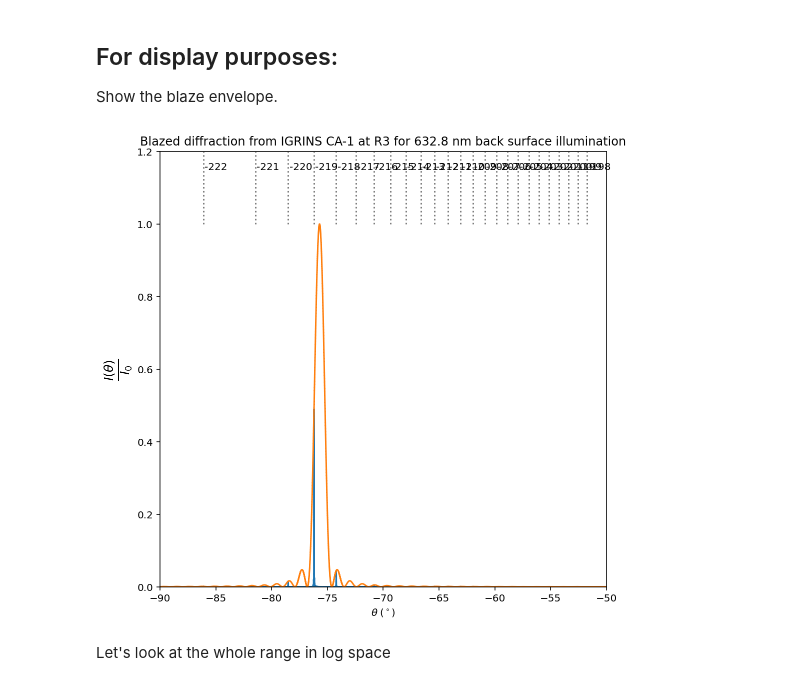
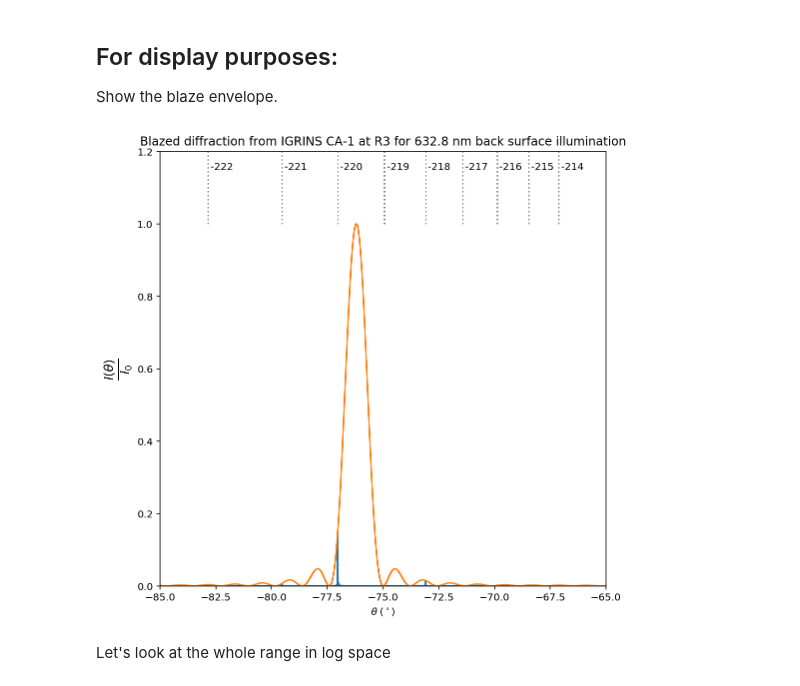
Before and after one commit to Echelle/postale, a Jupyter notebook: notebooks/01_IGRINS_CA1/05_IGRINS_CA1_R3_blaze_model_Emily20220509.ipynb, the cells around one changed output. Drawn from its saved outputs; the diff is of its cells as text; code cells hidden in the pictures.

Commit message:
Further edits on blaze model to match data

```diff
--- a/notebooks/01_IGRINS_CA1/05_IGRINS_CA1_R3_blaze_model_Emily20220509.ipynb
+++ b/notebooks/01_IGRINS_CA1/05_IGRINS_CA1_R3_blaze_model_Emily20220509.ipynb
@@ -16,7 +16,7 @@ sigma = 71.43 # micron
 # %%
 groove_top_width = 71.43 - 42.43 # micron
 # %%
-blaze_angle_degrees = 76.0
+blaze_angle_degrees = 76.2
 blaze_angle_radians = np.radians(blaze_angle_degrees) # radians
 blaze_angle_degrees
 # %% [output]
@@ -67,3 +64,8 @@ $2\sin{\delta} = \frac{m\lambda}{\sigma}$
 Which is:
 # %% [markdown]
 $\delta = \arcsin{\frac{m\lambda}{2\sigma}}$
+# %%
+targetm = 220
+# %%
+theta_i_radians = np.arcsin((targetm*wavelength_micron)/(2*sigma))
+theta_i_degrees = np.degrees(theta_i_radians)
@@ -131,6 +137,6 @@ d_term
 # %%
 blaze_modulation = np.sinc((d_term*np.pi/(wavelength_micron)*
-                np.sin(angular_grid_radians + theta_i_radians)))**2
+                np.sin(angular_grid_radians + blaze_angle_radians)))**2
 # %% [markdown]
 ## Aside: a simple table of the expected brightnesses
 # %% [markdown]
@@ -200,29 +207,29 @@ blazed_groove_top_diffraction = blaze_modulation * unblazed_groove_top_diffracti
 # %%
 plt.figure(figsize=(8, 8))
 plt.step(angular_grid_degrees, blazed_groove_top_diffraction, where='mid')
 plt.step(angular_grid_degrees, blaze_modulation, where='mid')
 
-x_lo, x_hi = (-90, -50)
+x_lo, x_hi = (-85, -65)
 plt.xlim(x_lo, x_hi)
 plt.ylim(0, 1.2)
 
 for m, theta_m in zip(m_vector, theta_m_degrees):
     if np.isfinite(theta_m) & (theta_m>x_lo) & (theta_m < x_hi-1):
         plt.text(theta_m+0.1, 1.15, "{:d}".format(-int(m)), rotation='horizontal')
         plt.plot([theta_m, theta_m], [1.0, 1.2], color='k', alpha=0.5,
                  linestyle='dotted')
 
 #plt.text(-77, 0.8, ratio)
 plt.xlabel(r'$\theta \; (^\circ)$')
 plt.ylabel(r'$\frac{I(\theta)}{I_0}$', fontsize=18)
 plt.title('Blazed diffraction from IGRINS CA-1 at R3 for 632.8 nm back surface illumination'.format(beam_size_mm) );
 
 plt.rcParams['axes.facecolor']='white'
 plt.rcParams['savefig.facecolor']='white'
 
 plt.savefig('../../figures/GMTNIRS_76_blaze_demo.png', dpi=300, bbox_inches='tight');
 # %% [output]
-[figure, old version]
+[figure, new version]
 # %% [markdown]
 Let's look at the whole range in log space
 # %%
```
Also changed, not shown: parts of 10 cells of this notebook.
